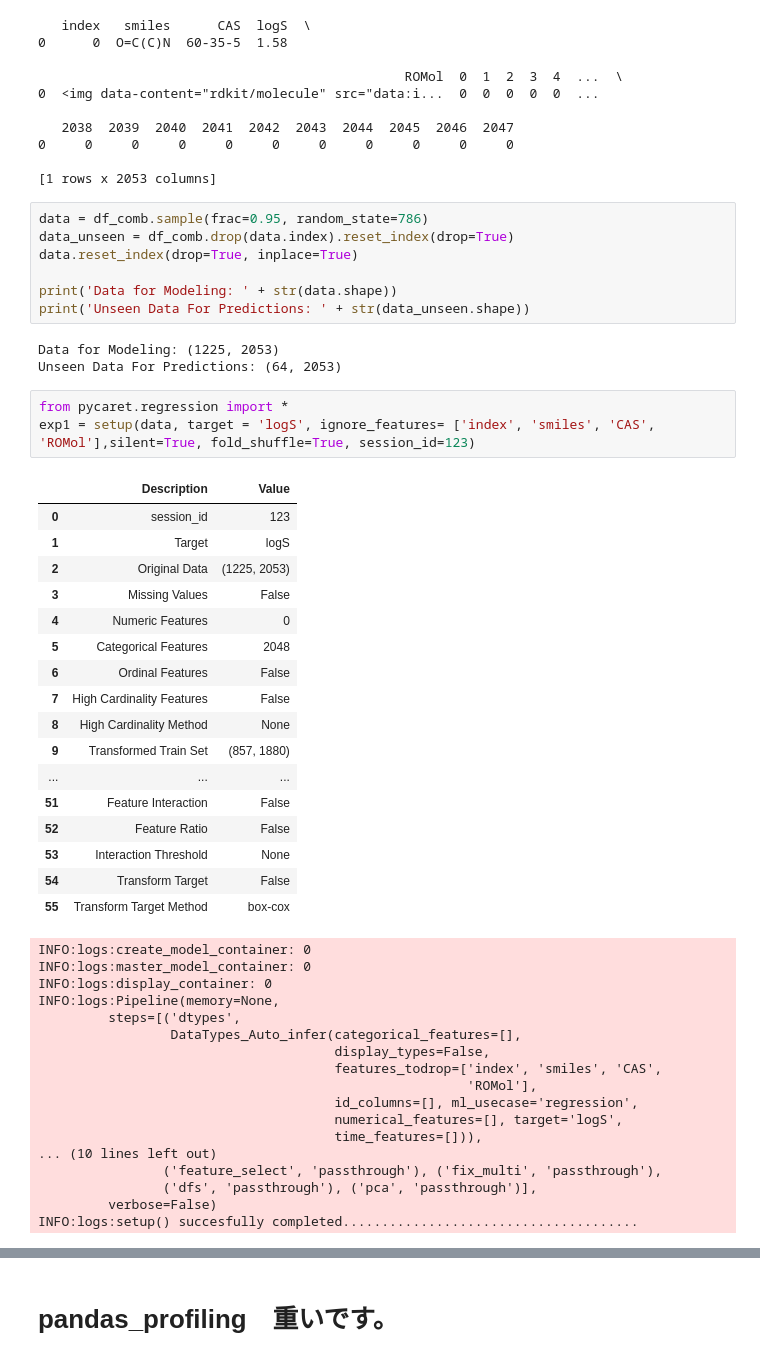
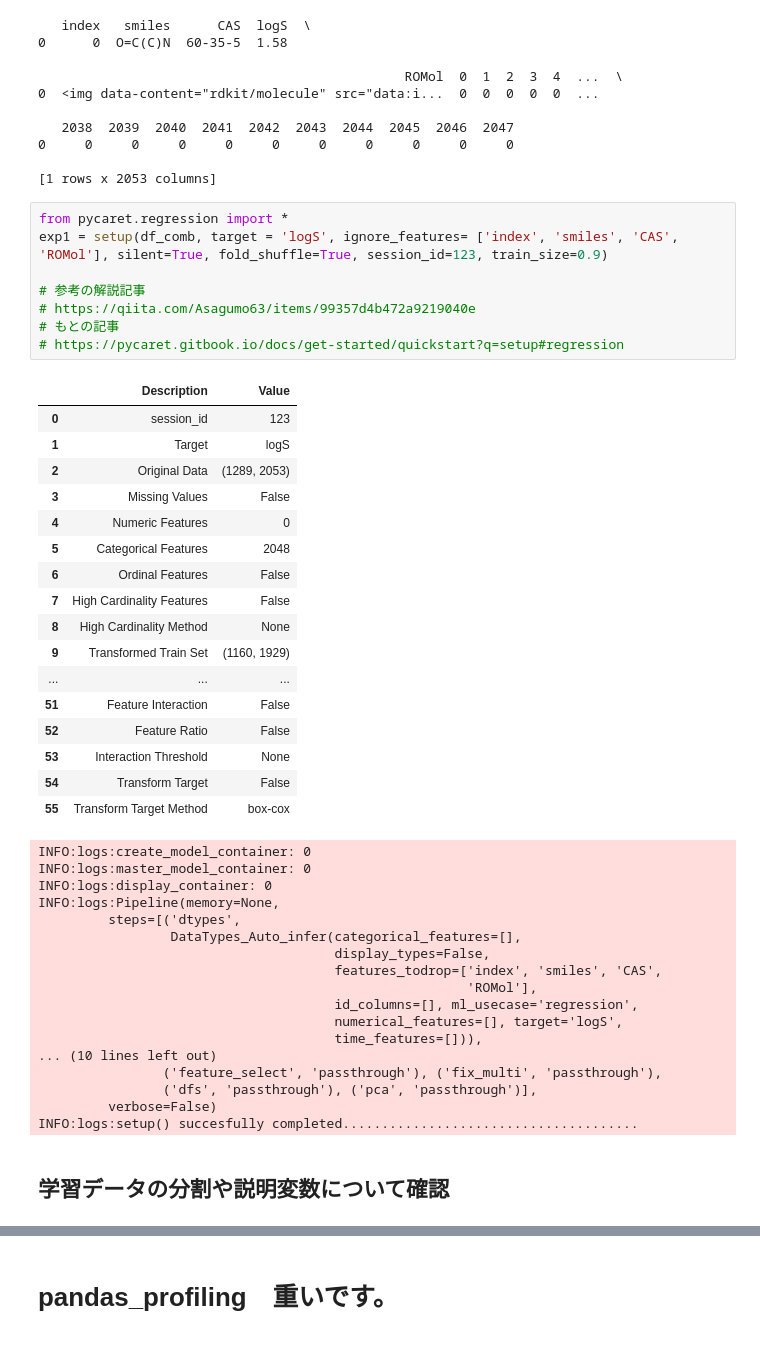
Before and after one commit to chemoinformatics-lecture/lecture-beginner, a Jupyter notebook: lesson07_automl/lecture_note_regression_colab.ipynb, the cells around one changed output, grey strips where cells are left out. Drawn from its saved outputs; the diff is of its cells as text.

```diff
--- a/lesson07_automl/lecture_note_regression_colab.ipynb
+++ b/lesson07_automl/lecture_note_regression_colab.ipynb
@@ -162,31 +133,26 @@ df_comb.head(1)
 0     0     0     0     0     0     0     0     0     0     0
 
 [1 rows x 2053 columns]
-# %%
-data = df_comb.sample(frac=0.95, random_state=786)
-data_unseen = df_comb.drop(data.index).reset_index(drop=True)
-data.reset_index(drop=True, inplace=True)
-
-print('Data for Modeling: ' + str(data.shape))
-print('Unseen Data For Predictions: ' + str(data_unseen.shape))
-# %% [output]
-Data for Modeling: (1225, 2053)
-Unseen Data For Predictions: (64, 2053)
 # %%
 from pycaret.regression import *
-exp1 = setup(data, target = 'logS', ignore_features= ['index', 'smiles', 'CAS', 'ROMol'],silent=True, fold_shuffle=True, session_id=123)
+exp1 = setup(df_comb, target = 'logS', ignore_features= ['index', 'smiles', 'CAS', 'ROMol'], silent=True, fold_shuffle=True, session_id=123, train_size=0.9)
+
+# 参考の解説記事
+# https://qiita.com/Asagumo63/items/99357d4b472a9219040e
+# もとの記事
+# https://pycaret.gitbook.io/docs/get-started/quickstart?q=setup#regression
 # %% [output]
 |  | Description | Value |
 | 0 | session_id | 123 |
 | 1 | Target | logS |
-| 2 | Original Data | (1225, 2053) |
+| 2 | Original Data | (1289, 2053) |
 | 3 | Missing Values | False |
 | 4 | Numeric Features | 0 |
 | 5 | Categorical Features | 2048 |
 | 6 | Ordinal Features | False |
 | 7 | High Cardinality Features | False |
 | 8 | High Cardinality Method | None |
-| 9 | Transformed Train Set | (857, 1880) |
+| 9 | Transformed Train Set | (1160, 1929) |
 | ... | ... | ... |
 | 51 | Feature Interaction | False |
 | 52 | Feature Ratio | False |
@@ -210,3 +176,5 @@ INFO:logs:Pipeline(memory=None,
                 ('dfs', 'passthrough'), ('pca', 'passthrough')],
          verbose=False)
 INFO:logs:setup() succesfully completed......................................
+# %% [markdown]
+## 学習データの分割や説明変数について確認
```
Also changed, not shown: parts of 22 cells of this notebook.
